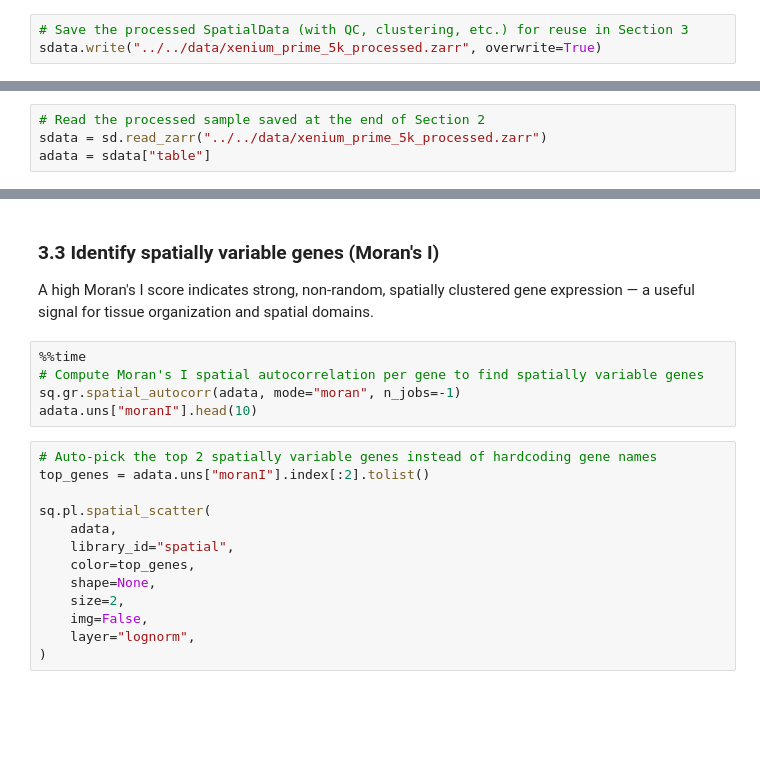
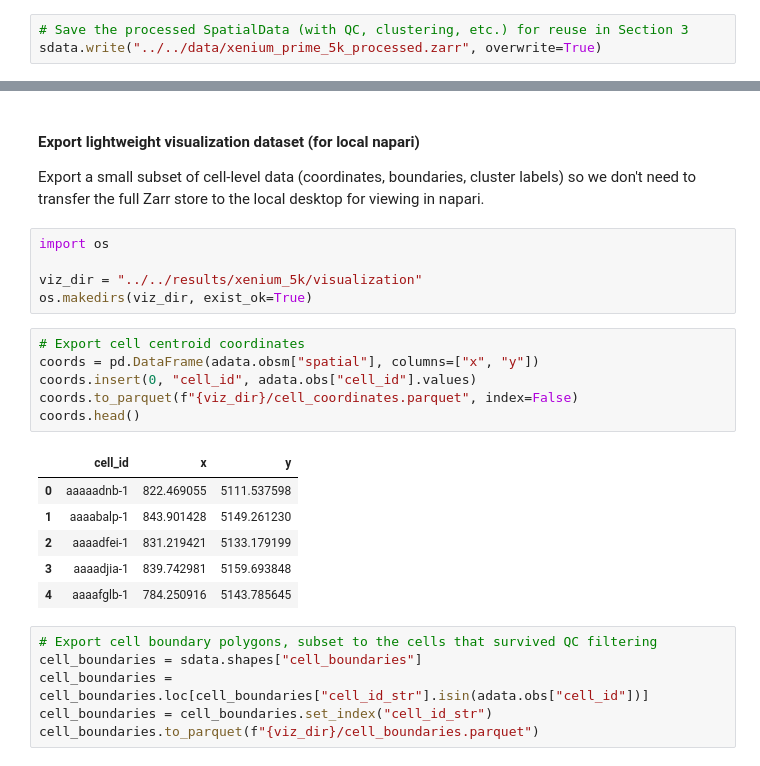
Before and after one commit to khuongduying/xenium_lung, a Jupyter notebook: code/xenium_5k/02_Xenium_5k_downstream_analysis_python.ipynb, the cells around one changed output, grey strips where cells are left out. Drawn from its saved outputs; the diff is of its cells as text; blank space fills up the shorter version.

```diff
--- a/code/xenium_5k/02_Xenium_5k_downstream_analysis_python.ipynb
+++ b/code/xenium_5k/02_Xenium_5k_downstream_analysis_python.ipynb
@@ -127,4 +173,0 @@ Here we reuse the single lung sample processed in Section 2 to demonstrate a sim
-# %%
-# Read the processed sample saved at the end of Section 2
-sdata = sd.read_zarr("../../data/xenium_prime_5k_processed.zarr")
-adata = sdata["table"]
@@ -161,22 +174,28 @@ sdata.pl.render_shapes("cell_boundaries", color="leiden").pl.show(ax=ax[1])
-# %% [markdown]
-### 3.3 Identify spatially variable genes (Moran's I)
-
-A high Moran's I score indicates strong, non-random, spatially clustered gene expression — a useful signal for tissue organization and spatial domains.
-# %%
-%%time
-# Compute Moran's I spatial autocorrelation per gene to find spatially variable genes
-sq.gr.spatial_autocorr(adata, mode="moran", n_jobs=-1)
-adata.uns["moranI"].head(10)
-# %%
-# Auto-pick the top 2 spatially variable genes instead of hardcoding gene names
-top_genes = adata.uns["moranI"].index[:2].tolist()
-
-sq.pl.spatial_scatter(
-    adata,
-    library_id="spatial",
-    color=top_genes,
-    shape=None,
-    size=2,
-    img=False,
-    layer="lognorm",
-)
+# %% [markdown]
+#### Export lightweight visualization dataset (for local napari)
+
+Export a small subset of cell-level data (coordinates, boundaries, cluster labels) so we don't need to transfer the full Zarr store to the local desktop for viewing in napari.
+# %%
+import os
+
+viz_dir = "../../results/xenium_5k/visualization"
+os.makedirs(viz_dir, exist_ok=True)
+# %%
+# Export cell centroid coordinates
+coords = pd.DataFrame(adata.obsm["spatial"], columns=["x", "y"])
+coords.insert(0, "cell_id", adata.obs["cell_id"].values)
+coords.to_parquet(f"{viz_dir}/cell_coordinates.parquet", index=False)
+coords.head()
+# %% [output]
+|  | cell_id | x | y |
+| 0 | aaaaadnb-1 | 822.469055 | 5111.537598 |
+| 1 | aaaabalp-1 | 843.901428 | 5149.261230 |
+| 2 | aaaadfei-1 | 831.219421 | 5133.179199 |
+| 3 | aaaadjia-1 | 839.742981 | 5159.693848 |
+| 4 | aaaafglb-1 | 784.250916 | 5143.785645 |
+# %%
+# Export cell boundary polygons, subset to the cells that survived QC filtering
+cell_boundaries = sdata.shapes["cell_boundaries"]
+cell_boundaries = cell_boundaries.loc[cell_boundaries["cell_id_str"].isin(adata.obs["cell_id"])]
+cell_boundaries = cell_boundaries.set_index("cell_id_str")
+cell_boundaries.to_parquet(f"{viz_dir}/cell_boundaries.parquet")
```
Also changed, not shown: parts of 20 cells of this notebook, 6 other files.
